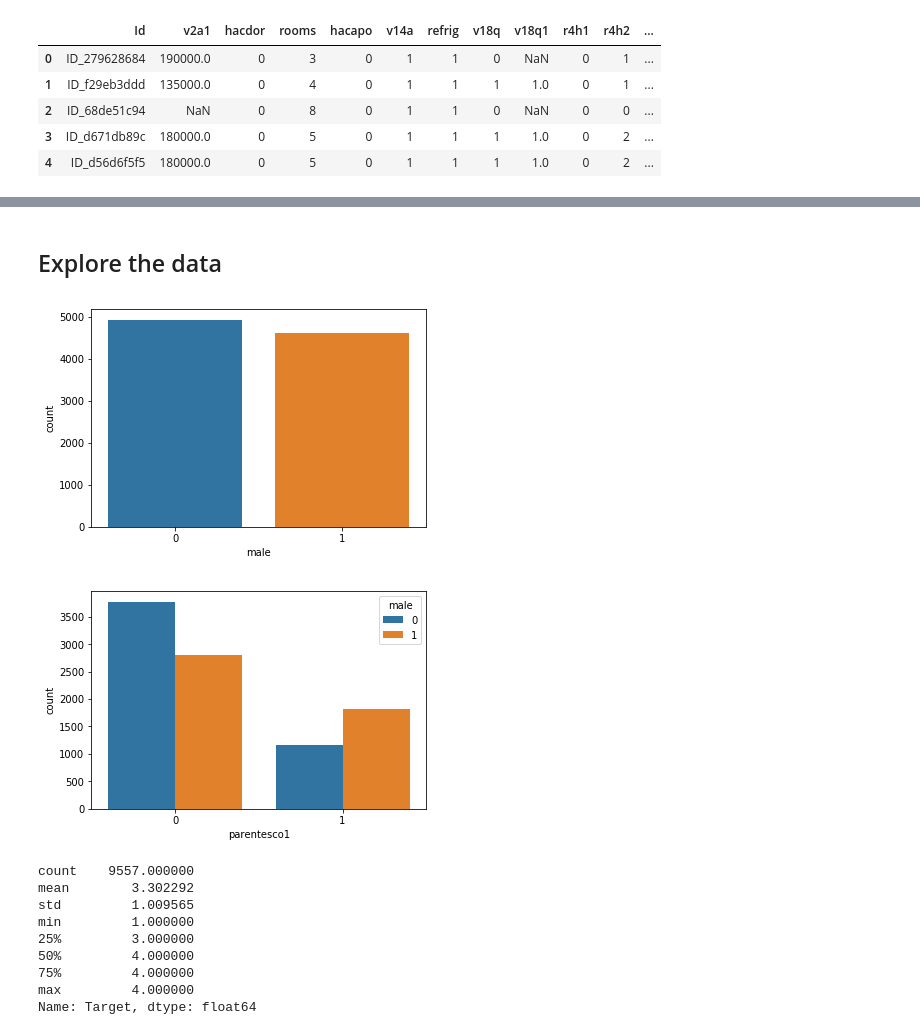
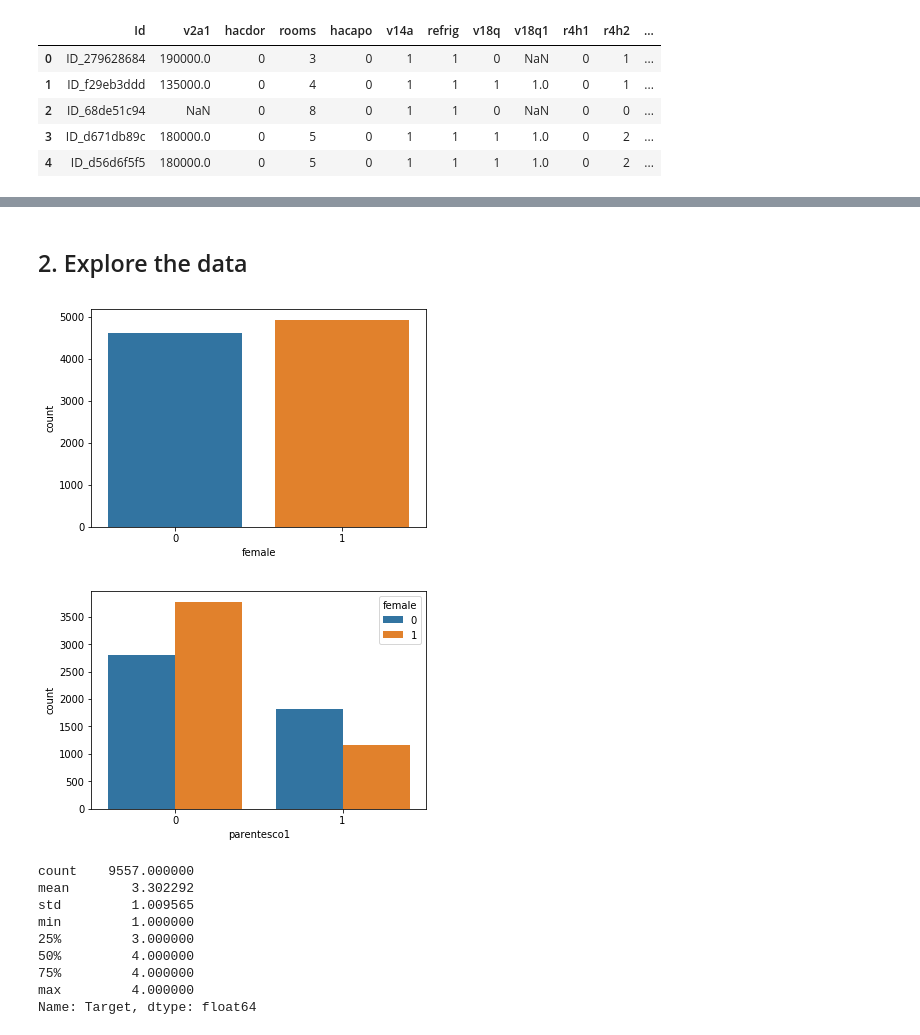
Before and after one commit to alexvmt/Costa-Rican-Household-Poverty-Level-Prediction, a Jupyter notebook: costa-rican-household-poverty-level-prediction.ipynb, the cells around one changed output, grey strips where cells are left out. Saved outputs shown, nothing was run; the diff lists cells and outputs as text; code cells hidden in the pictures.

Commit message:
improved data preprocessing and new submission still using logistic regression

```diff
--- a/costa-rican-household-poverty-level-prediction.ipynb
+++ b/costa-rican-household-poverty-level-prediction.ipynb
@@ -67,22 +106,22 @@ train.describe()
 # %% [markdown]
-## Explore the data
+## 2. Explore the data
 # %%
 # import viszualization libraries
 
 import matplotlib.pyplot as plt
 import seaborn as sns
 # %%
-# count plot of the 'male' feature to see the distribution of gender in the data
+# count plot of the 'female' column to see the distribution of gender in the data
 
-sns.countplot(train['male'])
+sns.countplot(train['female'])
 plt.show()
 # %% [output]
-[figure, old version]
+[figure, new version]
 # %%
-# count plot of the 'parentsco1' feature separated by 'male' to see the distribution of heads and non-heads of households separated by whether they are male or not
+# count plot of the 'parentsco1' column separated by the 'female' column to see the distribution of heads and non-heads of households separated by gender
 
-sns.countplot(train['parentesco1'], hue=train['male'])
+sns.countplot(train['parentesco1'], hue=train['female'])
 plt.show()
 # %% [output]
-[figure, old version]
+[figure, new version]
 # %%
```
Also changed, not shown: parts of 54 cells of this notebook.
